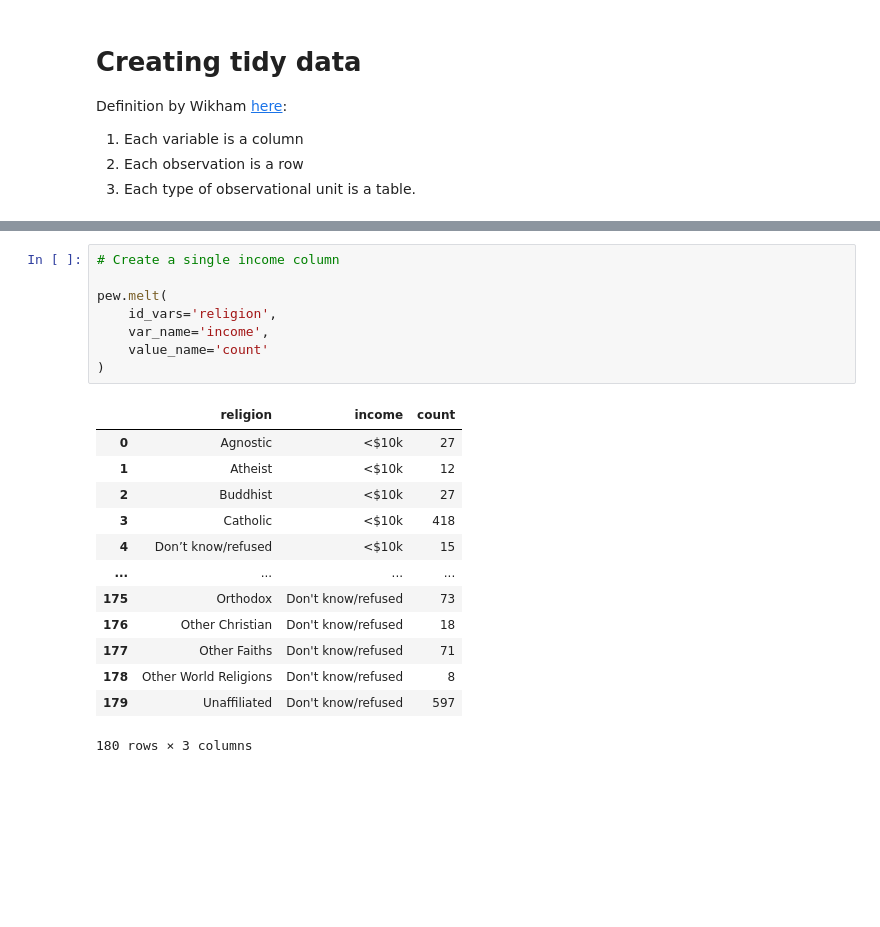
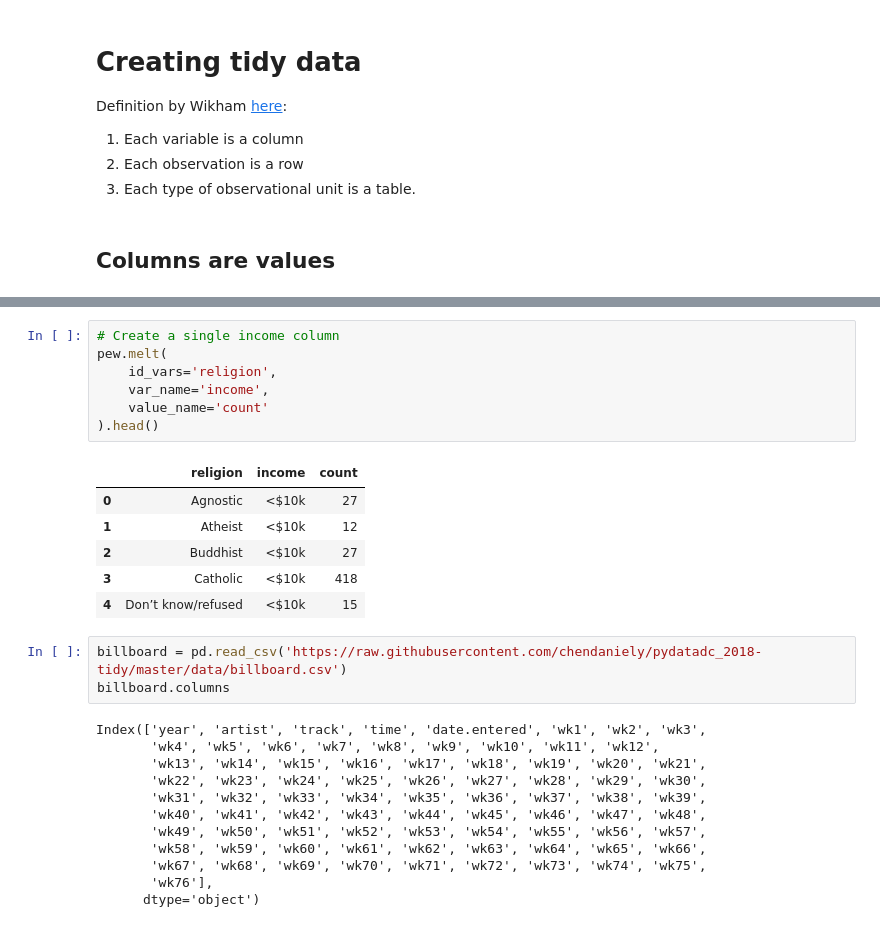
Before and after one commit to fabiangunzinger/learning, a Jupyter notebook: python/data-cleaning.ipynb, the cells around one changed output, grey strips where cells are left out. Cells and saved outputs as stored; diff of their text form; blank space fills up the shorter version.

Commit message:
Complete data cleaning notebook

```diff
--- a/python/data-cleaning.ipynb
+++ b/python/data-cleaning.ipynb
@@ -25,6 +25,8 @@ Definition by Wikham [here](http://vita.had.co.nz/papers/tidy-data.pdf):
 1. Each variable is a column
 2. Each observation is a row
 3. Each type of observational unit is a table.
+# %% [markdown]
+## Columns are values
 # %%
 pew = pd.read_csv('https://raw.githubusercontent.com/chendaniely/pydatadc_2018-tidy/master/data/pew.csv')
 pew.head()
@@ -37,23 +39,30 @@ pew.head()
 | 4 | Don’t know/refused | 15 | 14 | 15 | 11 | 10 | 35 | 21 | 17 | 18 | ... |
 # %%
 # Create a single income column
-
 pew.melt(
     id_vars='religion',
     var_name='income',
     value_name='count'
-)
+).head()
 # %% [output]
 |  | religion | income | count |
 | 0 | Agnostic | <$10k | 27 |
 | 1 | Atheist | <$10k | 12 |
 | 2 | Buddhist | <$10k | 27 |
 | 3 | Catholic | <$10k | 418 |
 | 4 | Don’t know/refused | <$10k | 15 |
-| ... | ... | ... | ... |
-| 175 | Orthodox | Don't know/refused | 73 |
-| 176 | Other Christian | Don't know/refused | 18 |
-| 177 | Other Faiths | Don't know/refused | 71 |
-| 178 | Other World Religions | Don't know/refused | 8 |
-| 179 | Unaffiliated | Don't know/refused | 597 |
-180 rows × 3 columns
+# %%
+billboard = pd.read_csv('https://raw.githubusercontent.com/chendaniely/pydatadc_2018-tidy/master/data/billboard.csv')
+billboard.columns
+# %% [output]
+Index(['year', 'artist', 'track', 'time', 'date.entered', 'wk1', 'wk2', 'wk3',
+       'wk4', 'wk5', 'wk6', 'wk7', 'wk8', 'wk9', 'wk10', 'wk11', 'wk12',
+       'wk13', 'wk14', 'wk15', 'wk16', 'wk17', 'wk18', 'wk19', 'wk20', 'wk21',
+       'wk22', 'wk23', 'wk24', 'wk25', 'wk26', 'wk27', 'wk28', 'wk29', 'wk30',
+       'wk31', 'wk32', 'wk33', 'wk34', 'wk35', 'wk36', 'wk37', 'wk38', 'wk39',
+       'wk40', 'wk41', 'wk42', 'wk43', 'wk44', 'wk45', 'wk46', 'wk47', 'wk48',
+       'wk49', 'wk50', 'wk51', 'wk52', 'wk53', 'wk54', 'wk55', 'wk56', 'wk57',
+       'wk58', 'wk59', 'wk60', 'wk61', 'wk62', 'wk63', 'wk64', 'wk65', 'wk66',
+       'wk67', 'wk68', 'wk69', 'wk70', 'wk71', 'wk72', 'wk73', 'wk74', 'wk75',
+       'wk76'],
+      dtype='object')
```
Also changed, not shown: parts of 12 cells of this notebook.
